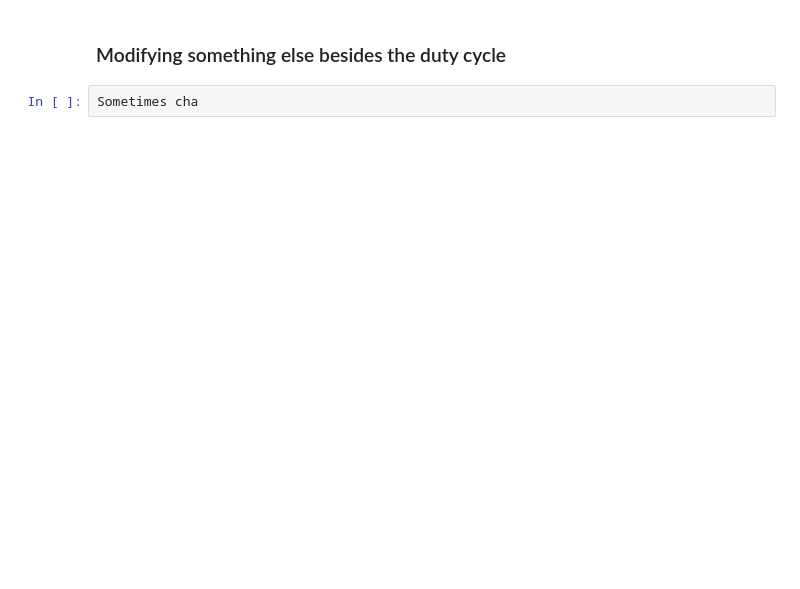
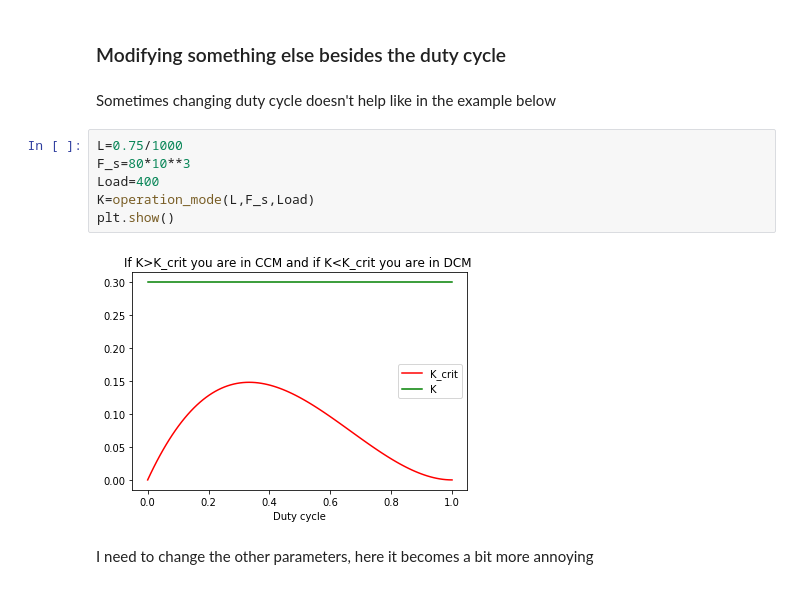
Before and after one commit to HDialani/Boost-converter, a Jupyter notebook: Basics_of_boost_converter/Basics_of_Boost_converter.ipynb, the cells around one changed output. Cells and saved outputs as stored; diff of their text form; blank space fills up the shorter version.

```diff
--- a/Basics_of_boost_converter/Basics_of_Boost_converter.ipynb
+++ b/Basics_of_boost_converter/Basics_of_Boost_converter.ipynb
@@ -541,4 +549,14 @@ plt.show()
 # %% [markdown]
 ### Modifying something else besides the duty cycle
-# %%
-Sometimes cha
+# %% [markdown]
+Sometimes changing duty cycle doesn't help like in the example below
+# %%
+L=0.75/1000
+F_s=80*10**3
+Load=400
+K=operation_mode(L,F_s,Load)
+plt.show()
+# %% [output]
+[figure, added]
+# %% [markdown]
+I need to change the other parameters, here it becomes a bit more annoying
```
Also changed, not shown: parts of 7 cells of this notebook, 1 other file.
